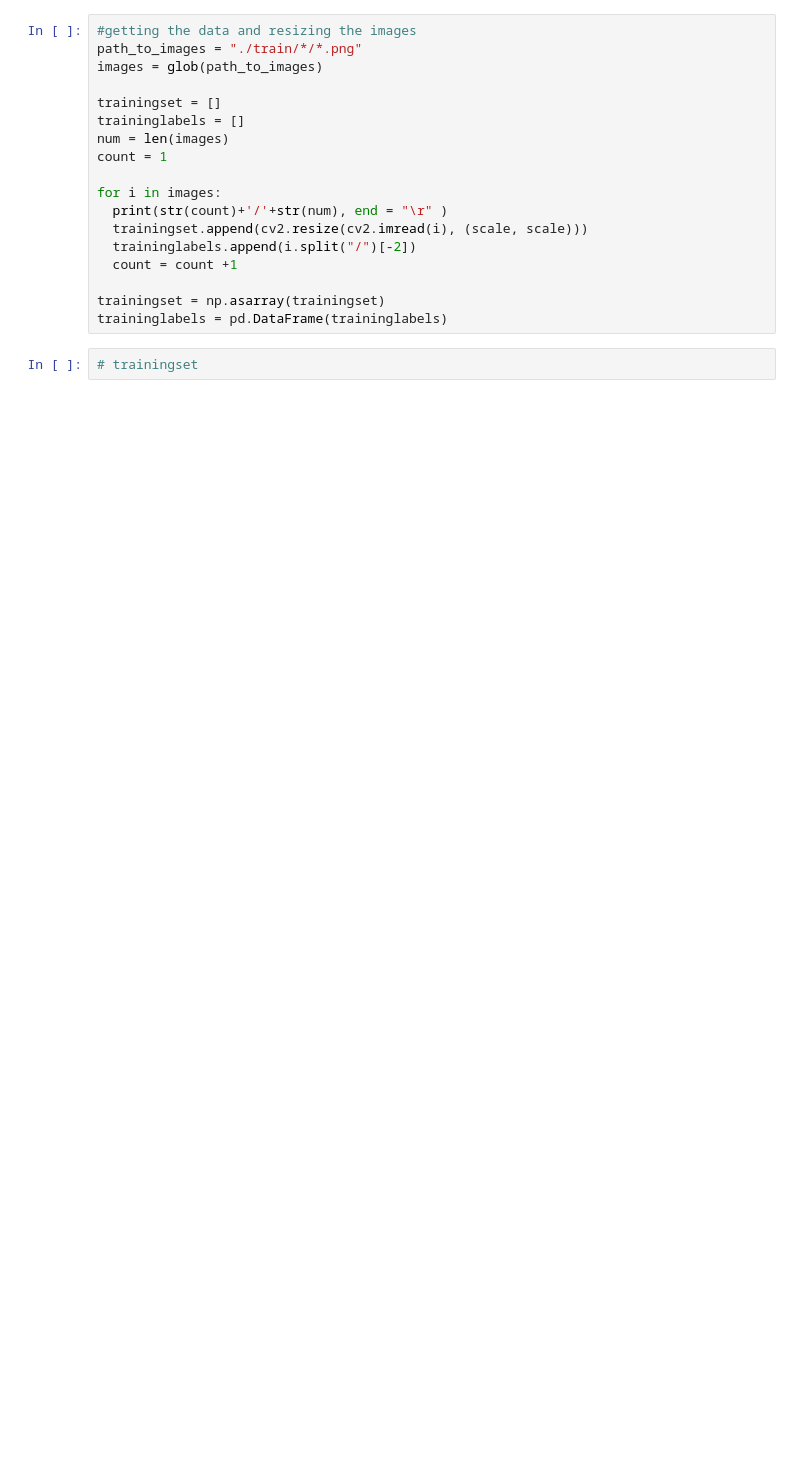
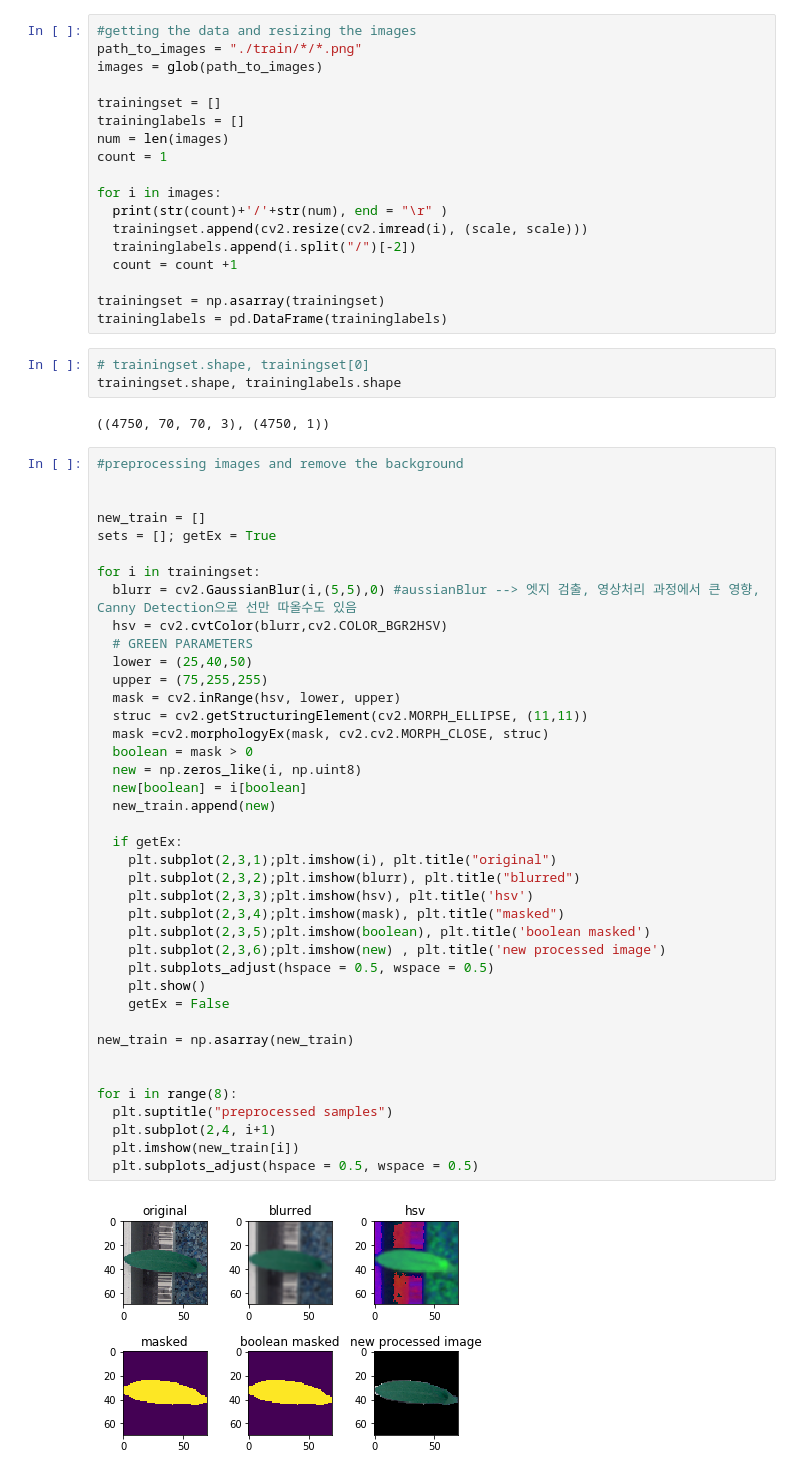
Before and after one commit to HyunaShin/ImageStudy, a Jupyter notebook: Plant_Seeding_Baseline.ipynb, the cells around one changed output. Cells and saved outputs as stored; diff of their text form; blank space fills up the shorter version.

```diff
--- a/Plant_Seeding_Baseline.ipynb
+++ b/Plant_Seeding_Baseline.ipynb
@@ -94,5 +115,50 @@ for i in images:
 
 trainingset = np.asarray(trainingset)
 traininglabels = pd.DataFrame(traininglabels)
-# %%
-# trainingset
+# %%
+# trainingset.shape, trainingset[0]
+trainingset.shape, traininglabels.shape
+# %% [output]
+((4750, 70, 70, 3), (4750, 1))
+# %%
+#preprocessing images and remove the background
+
+
+new_train = []
+sets = []; getEx = True
+
+for i in trainingset:
+  blurr = cv2.GaussianBlur(i,(5,5),0) #aussianBlur --> 엣지 검출, 영상처리 과정에서 큰 영향, Canny Detection으로 선만 따올수도 있음
+  hsv = cv2.cvtColor(blurr,cv2.COLOR_BGR2HSV)
+  # GREEN PARAMETERS
+  lower = (25,40,50)
+  upper = (75,255,255)
+  mask = cv2.inRange(hsv, lower, upper)
+  struc = cv2.getStructuringElement(cv2.MORPH_ELLIPSE, (11,11))
+  mask =cv2.morphologyEx(mask, cv2.cv2.MORPH_CLOSE, struc)
+  boolean = mask > 0
+  new = np.zeros_like(i, np.uint8)
+  new[boolean] = i[boolean]
+  new_train.append(new)
+
+  if getEx:
+    plt.subplot(2,3,1);plt.imshow(i), plt.title("original")
+    plt.subplot(2,3,2);plt.imshow(blurr), plt.title("blurred")
+    plt.subplot(2,3,3);plt.imshow(hsv), plt.title('hsv')
+    plt.subplot(2,3,4);plt.imshow(mask), plt.title("masked")
+    plt.subplot(2,3,5);plt.imshow(boolean), plt.title('boolean masked')
+    plt.subplot(2,3,6);plt.imshow(new) , plt.title('new processed image')
+    plt.subplots_adjust(hspace = 0.5, wspace = 0.5)
+    plt.show()
+    getEx = False
+
+new_train = np.asarray(new_train)
+
+
+for i in range(8):
+  plt.suptitle("preprocessed samples")
+  plt.subplot(2,4, i+1)
+  plt.imshow(new_train[i])
+  plt.subplots_adjust(hspace = 0.5, wspace = 0.5)
+# %% [output]
+[figure, added]
```
Also changed, not shown: parts of 26 cells of this notebook.
